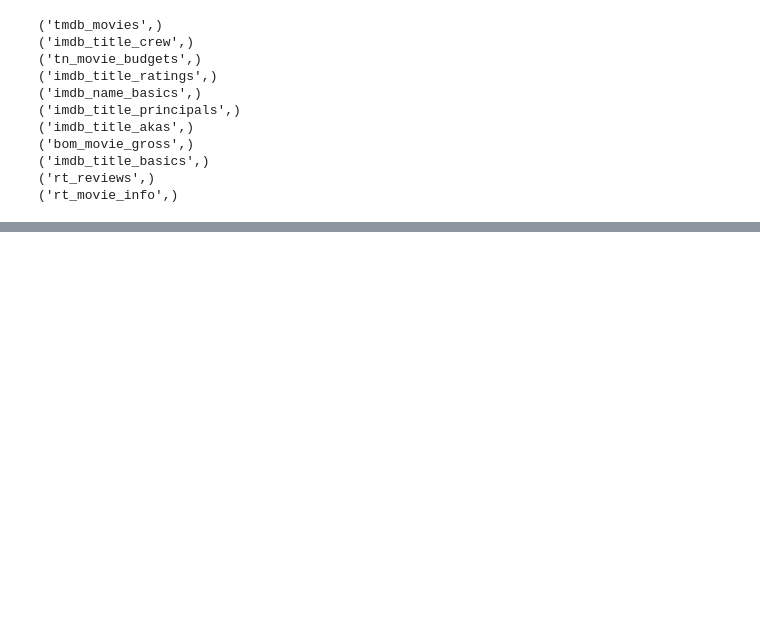
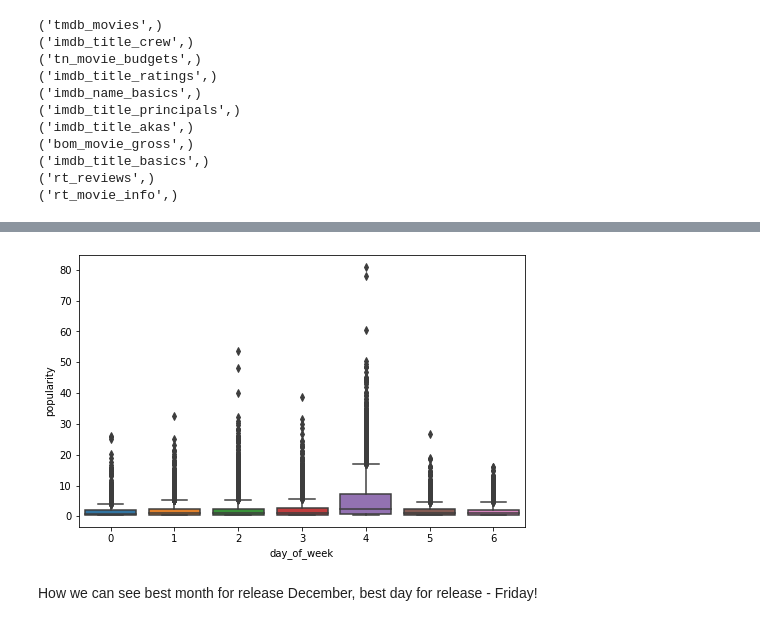
Before and after one commit to Galdina/FS_mod1_project, a Jupyter notebook: student.ipynb, the cells around one changed output, grey strips where cells are left out. Saved outputs shown, nothing was run; the diff lists cells and outputs as text; code cells hidden in the pictures; blank space fills up the shorter version.

```diff
--- a/student.ipynb
+++ b/student.ipynb
@@ -43,0 +306,9 @@ for row in cur.execute("SELECT name FROM sqlite_master WHERE type='table';"):
+# %%
+# let's see in which day of week released most popular movies
+plt.figure(figsize=(8, 5))
+sns.boxplot(x='day_of_week', y='popularity', data=movies)
+plt.show()
+# %% [output]
+[figure, added]
+# %% [markdown]
+How we can see best month for release December, best day for release - Friday!
```
Also changed, not shown: parts of 25 cells of this notebook, 9 other files.
